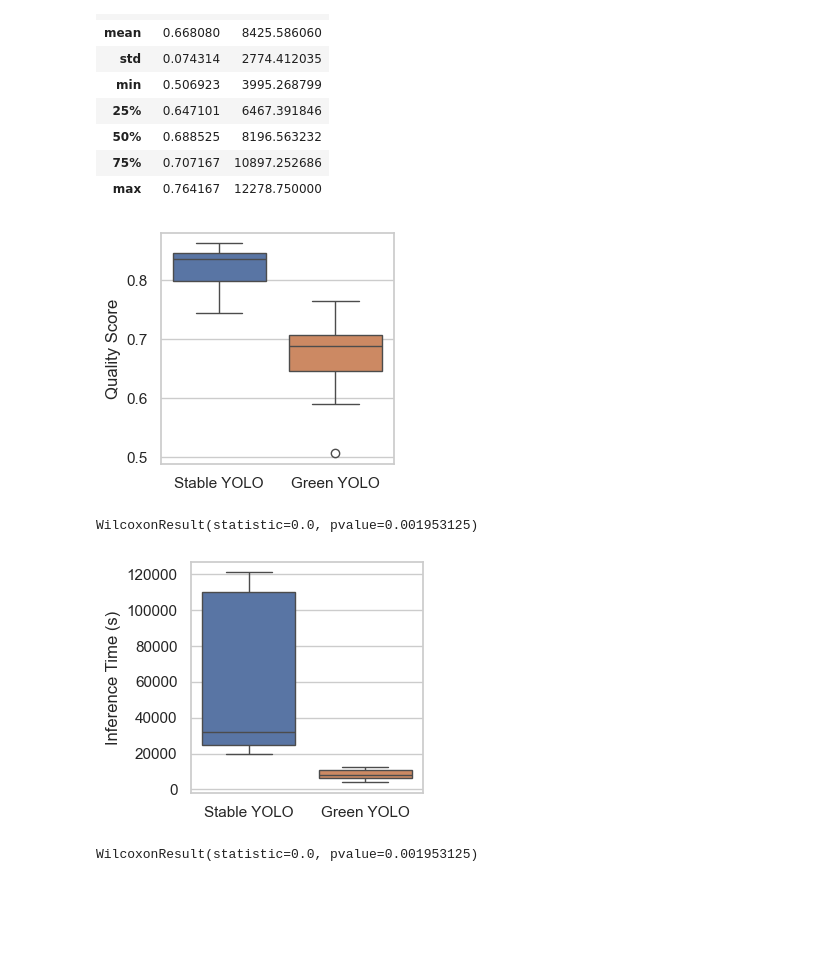
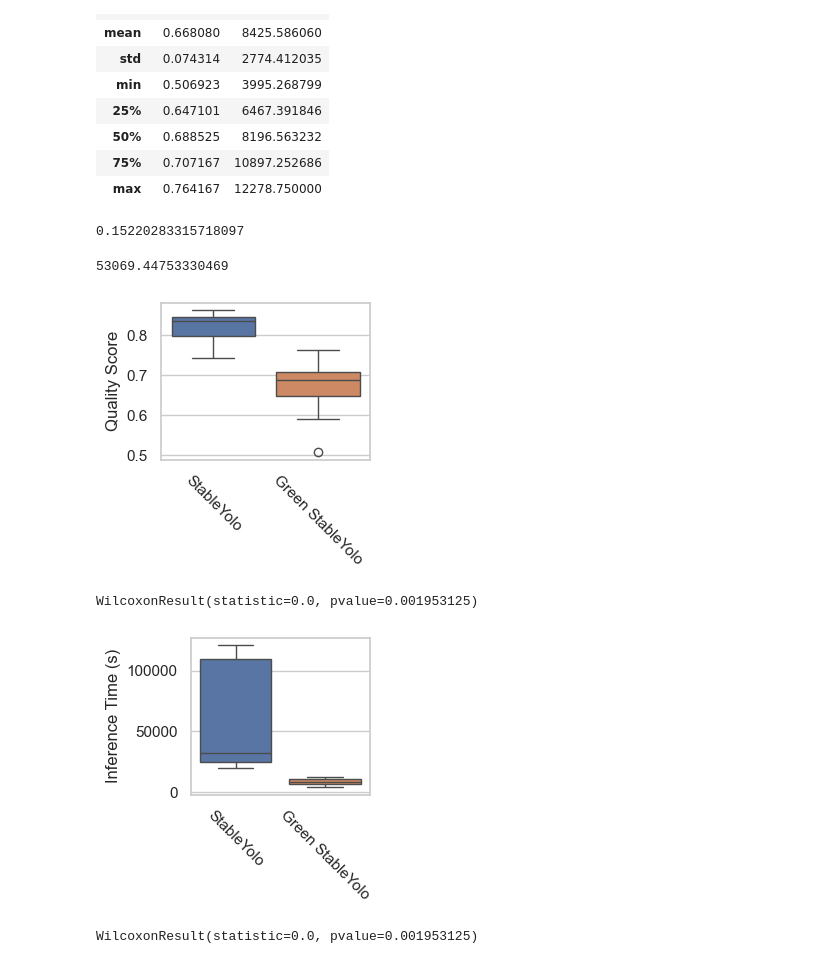
Before and after one commit to gjz78910/GreenStableYolo, a Jupyter notebook: analysis/analysis.ipynb, the cells around one changed output. Cells and saved outputs as stored; diff of their text form; code cells hidden in the pictures; blank space fills up the shorter version.

```diff
--- a/analysis/analysis.ipynb
+++ b/analysis/analysis.ipynb
@@ -7,7 +7,7 @@ import scipy.stats as stats
 sns.set_theme(style="whitegrid")
 # %%
 sy = pd.read_csv('StableYolo_results_numgen50_popsize25_new.csv', header=None, index_col=0)
-sy['model'] = 'Stable YOLO'
+sy['model'] = 'StableYolo'
 sy.drop(columns=2, inplace=True)
 sy.columns = [1,2,'model']
 sy
@@ -40,7 +40,7 @@ sy.describe()
 | max | 0.862727 | 120979.593750 |
 # %%
 gy = pd.read_csv('GreenYolo_results_numgen10_popsize25.csv', header=None, index_col=0)
-gy['model'] = 'Green YOLO'
+gy['model'] = 'Green StableYolo'
 gy
 # %% [output]
 |  | 1 | 2 | model |
@@ -69,17 +69,31 @@ gy.describe()
 | 50% | 0.688525 | 8196.563232 |
 | 75% | 0.707167 | 10897.252686 |
 | max | 0.764167 | 12278.750000 |
+# %%
+# accuracy difference
+
+sy[1].mean() - gy[1].mean()
+# %% [output]
+0.15220283315718097
+# %%
+# inf time difference
+
+sy[2].mean() - gy[2].mean()
+# %% [output]
+53069.44753330469
 # %%
 data = pd.concat([sy, gy])
 # %%
 # image accuracy
 fig, ax = plt.subplots(figsize=(3,3))
 sns.boxplot(data=data, x='model', y=1, ax=ax, hue='model')
 plt.ylabel('Quality Score')
 plt.xlabel('')
+plt.xticks(rotation=-45)
+plt.tight_layout()
 plt.savefig('accuracy.pdf')
 # %% [output]
-[figure, old version]
+[figure, new version]
 # %%
 # statistically significance test for the image accuracy
 
@@ -92,9 +106,11 @@ fig, ax = plt.subplots(figsize=(3, 3))
 sns.boxplot(data=data, x="model", y=2, ax=ax, hue="model")
 plt.ylabel("Inference Time (s)")
 plt.xlabel("")
+plt.xticks(rotation=-45)
+plt.tight_layout()
 plt.savefig("inference.pdf")
 # %% [output]
-[figure, old version]
+[figure, new version]
 # %%
 # statistically significance test for the inference time
 
```
Also changed, not shown: parts of 2 cells of this notebook, 2 other files.
